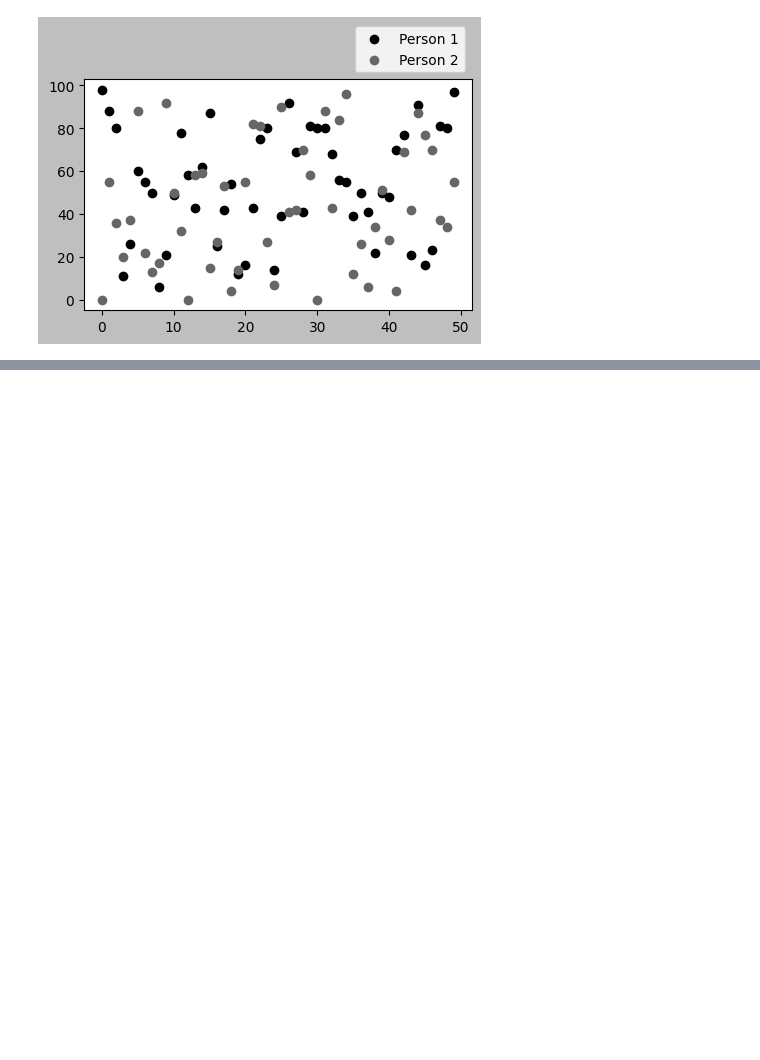
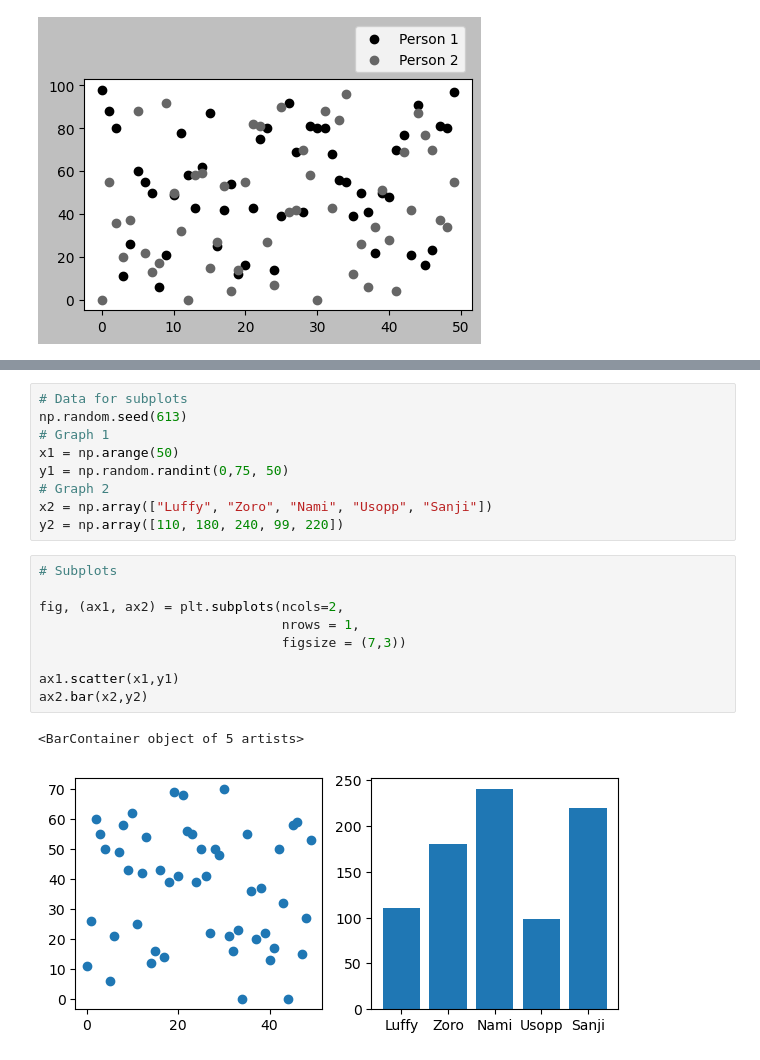
Before and after one commit to aleckhachatryan/visualization, a Jupyter notebook: 02_activities/assignments/participation/assignment-1.ipynb, the cells around one changed output, grey strips where cells are left out. Cells and saved outputs as stored; diff of their text form; blank space fills up the shorter version.

```diff
--- a/02_activities/assignments/participation/assignment-1.ipynb
+++ b/02_activities/assignments/participation/assignment-1.ipynb
@@ -455,0 +465,21 @@ ax.legend(loc='lower right',
+# %%
+# Data for subplots
+np.random.seed(613)
+# Graph 1
+x1 = np.arange(50)
+y1 = np.random.randint(0,75, 50)
+# Graph 2
+x2 = np.array(["Luffy", "Zoro", "Nami", "Usopp", "Sanji"])
+y2 = np.array([110, 180, 240, 99, 220])
+# %%
+# Subplots
+
+fig, (ax1, ax2) = plt.subplots(ncols=2,
+                               nrows = 1,
+                               figsize = (7,3))
+
+ax1.scatter(x1,y1)
+ax2.bar(x2,y2)
+# %% [output]
+<BarContainer object of 5 artists>
+[figure, added]
```
Also changed, not shown: parts of 10 cells of this notebook, 1 other file.
